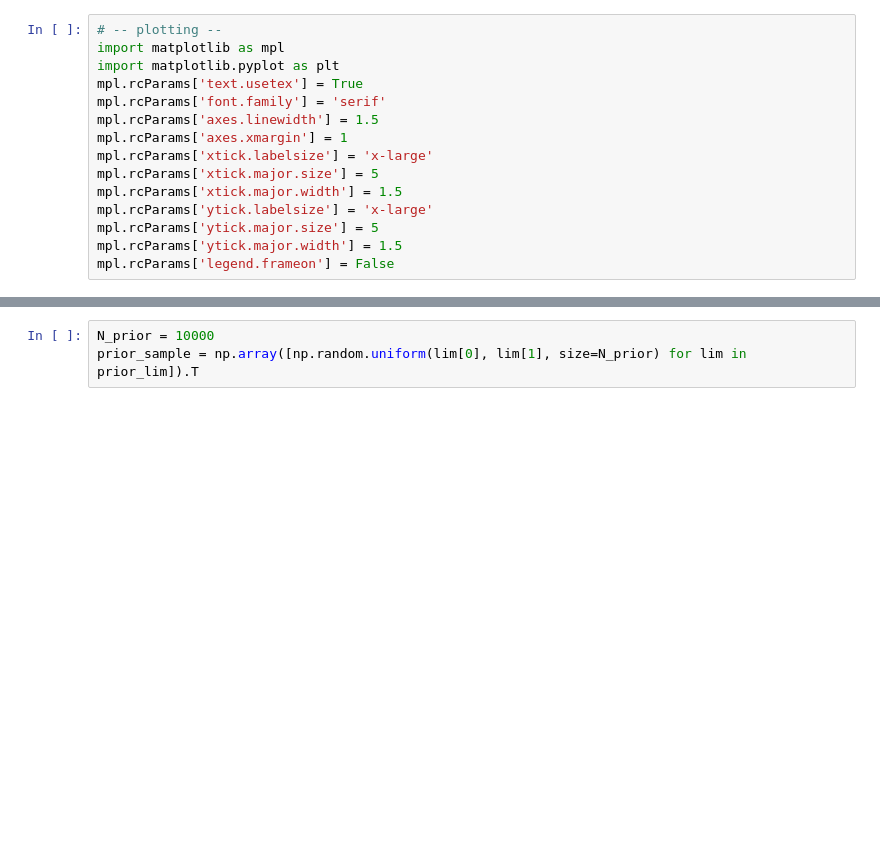
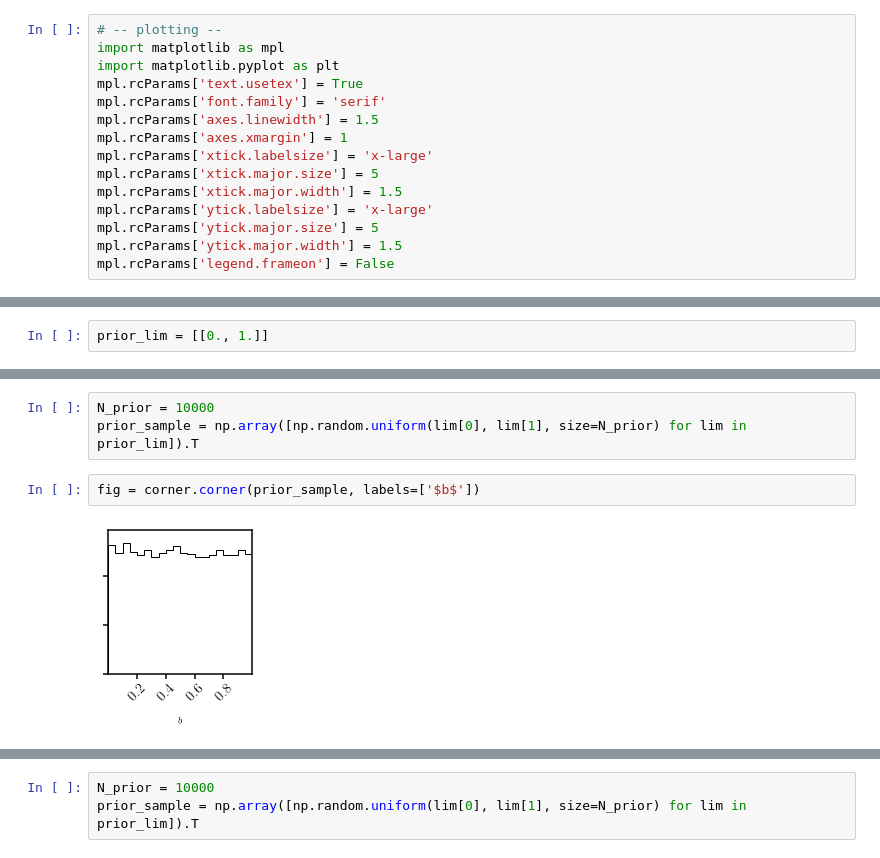
Before and after one commit to changhoonhahn/nevin, a Jupyter notebook: nb/eg_easy.ipynb, the cells around one changed output, grey strips where cells are left out. Saved outputs shown, nothing was run; the diff lists cells and outputs as text; blank space fills up the shorter version.

```diff
--- a/nb/eg_easy.ipynb
+++ b/nb/eg_easy.ipynb
@@ -49,0 +76,2 @@ Text(0, 0.5, 'y')
+# %%
+prior_lim = [[0., 1.]]
@@ -49,0 +100,7 @@ Text(0, 0.5, 'y')
+# %%
+N_prior = 10000
+prior_sample = np.array([np.random.uniform(lim[0], lim[1], size=N_prior) for lim in prior_lim]).T
+# %%
+fig = corner.corner(prior_sample, labels=['$b$'])
+# %% [output]
+[figure, added]
```
Also changed, not shown: parts of 28 cells of this notebook.
